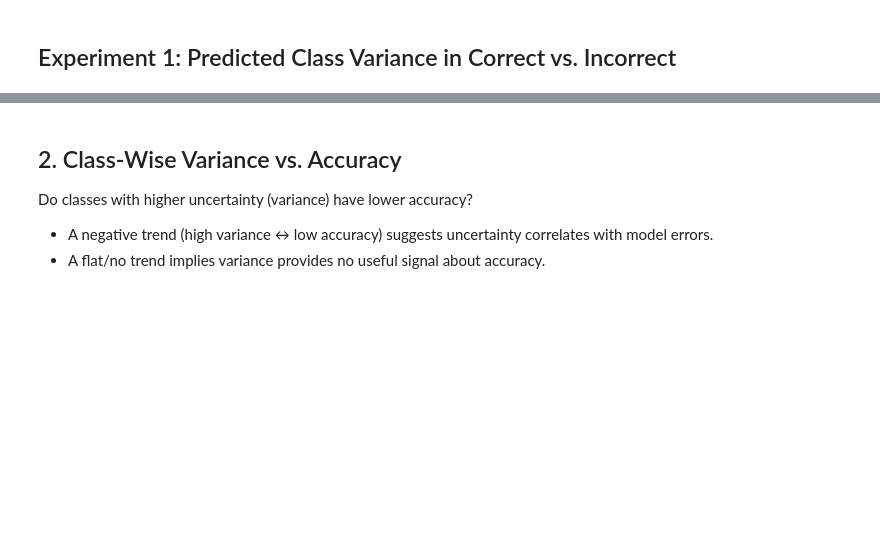
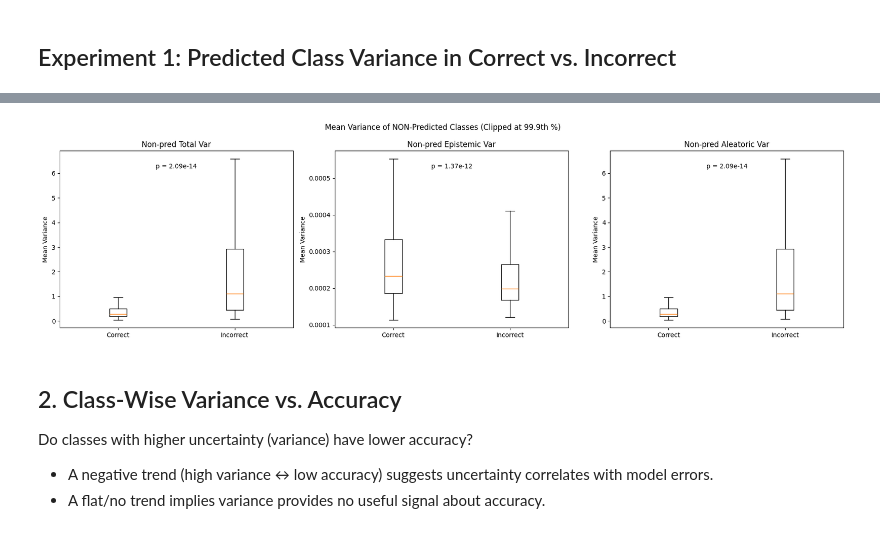
Before and after one commit to miquelflorensa/cuTAGI, a Jupyter notebook: examples/cifar10_logits.ipynb, the cells around one changed output, grey strips where cells are left out. Saved outputs shown, nothing was run; the diff lists cells and outputs as text; code cells hidden in the pictures; blank space fills up the shorter version.

```diff
--- a/examples/cifar10_logits.ipynb
+++ b/examples/cifar10_logits.ipynb
@@ -617,3 +638,82 @@ analyze_correct_vs_incorrect(
+# %%
+from scipy.stats import ttest_ind
+
+def analyze_correct_vs_incorrect(
+    y_true_dict,
+    m_preds_dict,
+    v_preds_dict,
+    v_epistemic_dict,
+    v_aleatoric_dict,
+    clip_percentile=99.9
+):
+    # Convert dictionaries to numpy arrays
+    y_true = np.array([y_true_dict[i] for i in y_true_dict.keys()])
+    m_preds = np.stack([m_preds_dict[i] for i in m_preds_dict.keys()])
+    v_preds = np.stack([v_preds_dict[i] for i in v_preds_dict.keys()])
+    v_epistemic = np.stack([v_epistemic_dict[i] for i in v_epistemic_dict.keys()])
+    v_aleatoric = np.stack([v_aleatoric_dict[i] for i in v_aleatoric_dict.keys()])
+
+    # Predicted classes
+    pred_classes = np.argmax(m_preds, axis=1)
+    correct_mask = (pred_classes == y_true)
+
+    # NEW: Compute mean variance of NON-predicted classes -----------------------
+    def get_non_pred_mean(var_matrix, pred_classes):
+        mask = np.ones_like(var_matrix, dtype=bool)
+        mask[np.arange(len(pred_classes)), pred_classes] = False
+        return np.mean(var_matrix[mask].reshape(len(pred_classes), -1), axis=1)
+
+    total_var = get_non_pred_mean(v_preds, pred_classes)
+    epistemic_var = get_non_pred_mean(v_epistemic, pred_classes)
+    aleatoric_var = get_non_pred_mean(v_aleatoric, pred_classes)
+    # ---------------------------------------------------------------------------
+
+    # Split into correct/incorrect
+    correct_vars = {
+        'total': total_var[correct_mask],
+        'epistemic': epistemic_var[correct_mask],
+        'aleatoric': aleatoric_var[correct_mask]
+    }
+    incorrect_vars = {
+        'total': total_var[~correct_mask],
+        'epistemic': epistemic_var[~correct_mask],
+        'aleatoric': aleatoric_var[~correct_mask]
+    }
+
+    # Remove outliers by clipping
+    for var_type in ['total', 'epistemic', 'aleatoric']:
+        all_data = np.concatenate([correct_vars[var_type], incorrect_vars[var_type]])
+        cap = np.percentile(all_data, clip_percentile)
+        correct_vars[var_type] = np.clip(correct_vars[var_type], None, cap)
+        incorrect_vars[var_type] = np.clip(incorrect_vars[var_type], None, cap)
+
+    # Plotting
+    fig, ax = plt.subplots(1, 3, figsize=(18, 5))
+    types = ['total', 'epistemic', 'aleatoric']
+    colors = ['b', 'g', 'y']
+
+    for i, (var_type, color) in enumerate(zip(types, colors)):
+        ax[i].boxplot(
+            [correct_vars[var_type], incorrect_vars[var_type]],
+            labels=['Correct', 'Incorrect'],
+            showfliers=False
+        )
+        ax[i].set_title(f'Non-pred {var_type.capitalize()} Var')
+        ax[i].set_ylabel('Mean Variance')
+
+        t_stat, p_val = ttest_ind(correct_vars[var_type], incorrect_vars[var_type])
+        ax[i].text(0.5, 0.9, f'p = {p_val:.2e}', ha='center', transform=ax[i].transAxes)
+
+    plt.suptitle(f'Mean Variance of NON-Predicted Classes (Clipped at {clip_percentile}th %)')
+    plt.tight_layout()
+    plt.show()
+
+analyze_correct_vs_incorrect(
+    y_true, m_preds, v_preds, v_preds_epistemic, v_preds_aleatoric,
+    clip_percentile=99.9
+)
+# %% [output]
+[figure, added]
 # %% [markdown]
 ## 2. Class-Wise Variance vs. Accuracy
 
```
Also changed, not shown: parts of 22 cells of this notebook, 1 other file.
